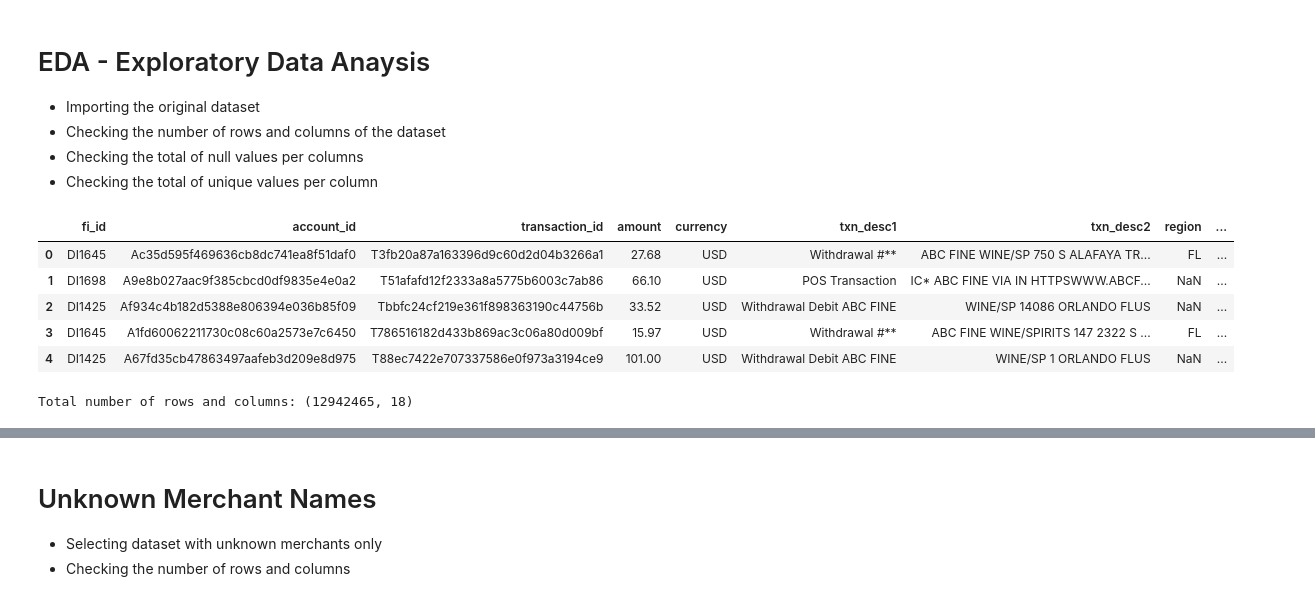
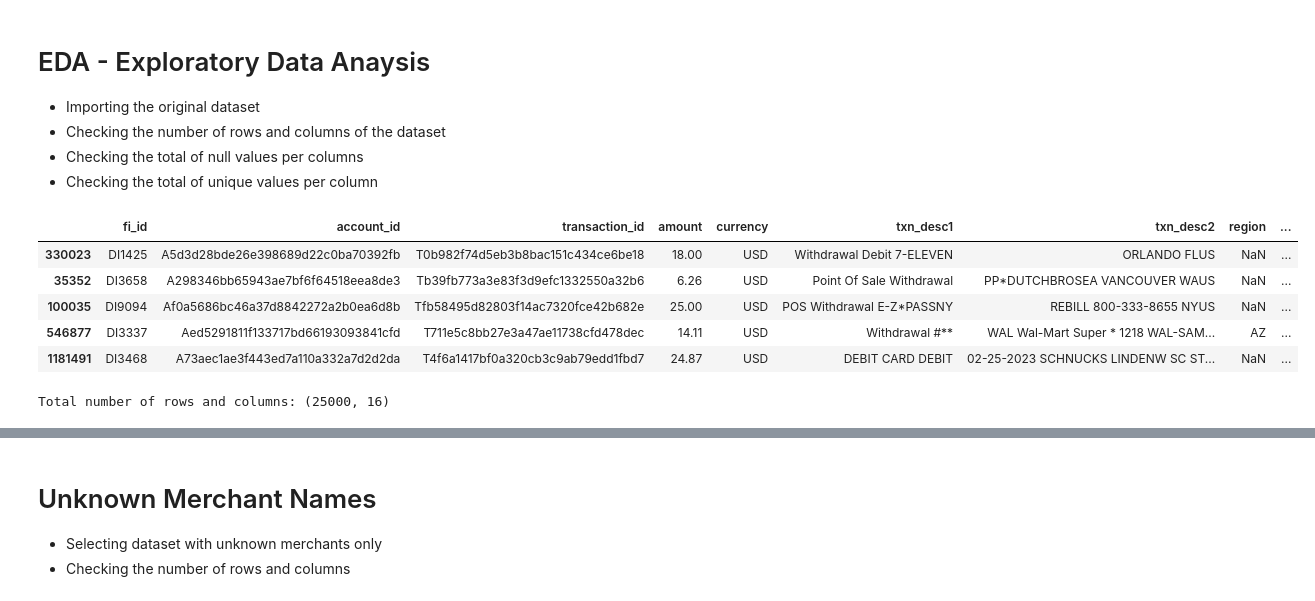
Before and after one commit to OMachachane/merchant_tagging, a Jupyter notebook: EDA.ipynb, the cells around one changed output, grey strips where cells are left out. Saved outputs shown, nothing was run; the diff lists cells and outputs as text; code cells hidden in the pictures.

```diff
--- a/EDA.ipynb
+++ b/EDA.ipynb
@@ -40,20 +56,22 @@ import re
 - Checking the total of unique values per column
 # %%
 #df = pd.read_parquet('C:/Users/Olimpio.Dasilva/Desktop/MACHINE LEARNING/DATA/reporting_ncr_all_transactions_202302131044.parquet')
-df = pd.read_csv('C:/Users/Olimpio.Dasilva/Desktop/novaaaa/last/New folder/aaa/reporting_ncr_all_transactions_202303071208.csv')
+df = pd.read_csv('C:/Users/Olimpio.Dasilva/Desktop/random_sampling/reporting_ncr_all_transactions_202303081506.csv')
+#df = pd.read_csv('C:/Users/Olimpio.Dasilva/Desktop/random_sampling/reporting_ncr_all_transactions_202303081406.csv')
 pd.set_option('display.max_colwidth', None)
+df = df.sample(25000)
 df.head(5)
 # %% [output]
 |  | fi_id | account_id | transaction_id | amount | currency | txn_desc1 | txn_desc2 | region | ... |
-| 0 | DI1645 | Ac35d595f469636cb8dc741ea8f51daf0 | T3fb20a87a163396d9c60d2d04b3266a1 | 27.68 | USD | Withdrawal #** | ABC FINE WINE/SP 750 S ALAFAYA TR... | FL | ... |
-| 1 | DI1698 | A9e8b027aac9f385cbcd0df9835e4e0a2 | T51afafd12f2333a8a5775b6003c7ab86 | 66.10 | USD | POS Transaction | IC* ABC FINE VIA IN HTTPSWWW.ABCF... | NaN | ... |
-| 2 | DI1425 | Af934c4b182d5388e806394e036b85f09 | Tbbfc24cf219e361f898363190c44756b | 33.52 | USD | Withdrawal Debit ABC FINE | WINE/SP 14086 ORLANDO FLUS | NaN | ... |
-| 3 | DI1645 | A1fd60062211730c08c60a2573e7c6450 | T786516182d433b869ac3c06a80d009bf | 15.97 | USD | Withdrawal #** | ABC FINE WINE/SPIRITS 147 2322 S ... | FL | ... |
-| 4 | DI1425 | A67fd35cb47863497aafeb3d209e8d975 | T88ec7422e707337586e0f973a3194ce9 | 101.00 | USD | Withdrawal Debit ABC FINE | WINE/SP 1 ORLANDO FLUS | NaN | ... |
+| 330023 | DI1425 | A5d3d28bde26e398689d22c0ba70392fb | T0b982f74d5eb3b8bac151c434ce6be18 | 18.00 | USD | Withdrawal Debit 7-ELEVEN | ORLANDO FLUS | NaN | ... |
+| 35352 | DI3658 | A298346bb65943ae7bf6f64518eea8de3 | Tb39fb773a3e83f3d9efc1332550a32b6 | 6.26 | USD | Point Of Sale Withdrawal | PP*DUTCHBROSEA VANCOUVER WAUS | NaN | ... |
+| 100035 | DI9094 | Af0a5686bc46a37d8842272a2b0ea6d8b | Tfb58495d82803f14ac7320fce42b682e | 25.00 | USD | POS Withdrawal E-Z*PASSNY | REBILL 800-333-8655 NYUS | NaN | ... |
+| 546877 | DI3337 | Aed5291811f133717bd66193093841cfd | T711e5c8bb27e3a47ae11738cfd478dec | 14.11 | USD | Withdrawal #** | WAL Wal-Mart Super * 1218 WAL-SAM... | AZ | ... |
+| 1181491 | DI3468 | A73aec1ae3f443ed7a110a332a7d2d2da | T4f6a1417bf0a320cb3c9ab79edd1fbd7 | 24.87 | USD | DEBIT CARD DEBIT | 02-25-2023 SCHNUCKS LINDENW SC ST... | NaN | ... |
 # %%
 print('Total number of rows and columns:', df.shape)
 # %% [output]
-Total number of rows and columns: (12942465, 18)
+Total number of rows and columns: (25000, 16)
 # %%
 print('Total number of null values per column:')
 df.isnull().sum()
```
Also changed, not shown: parts of 58 cells of this notebook.
